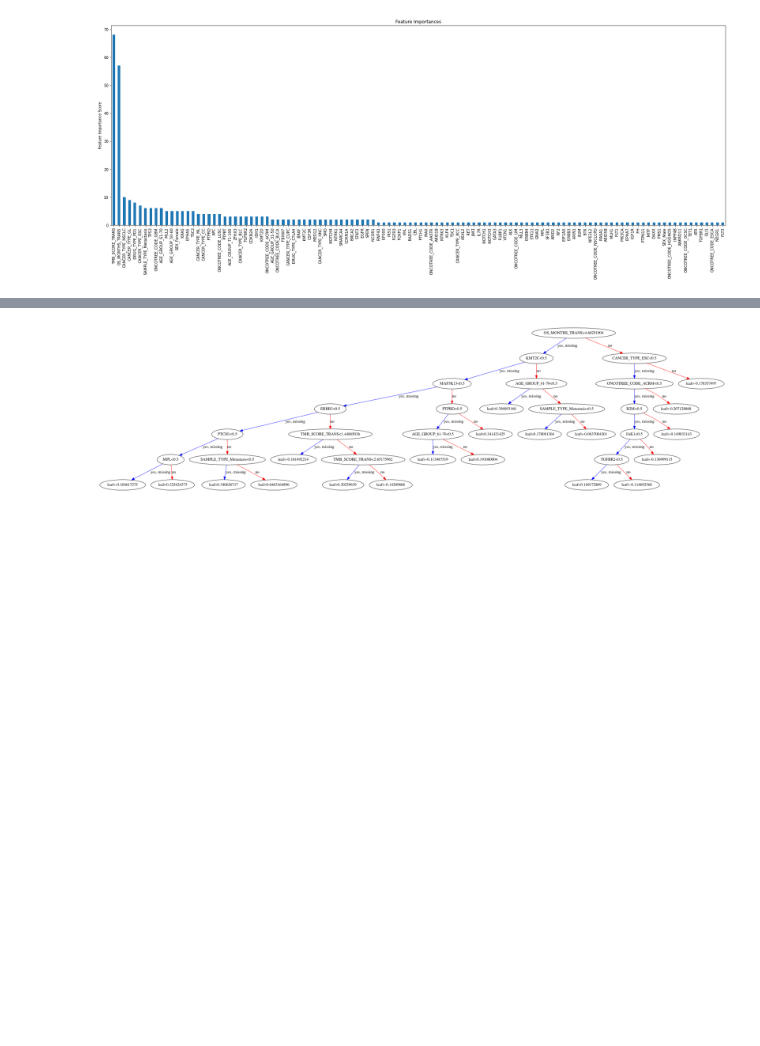
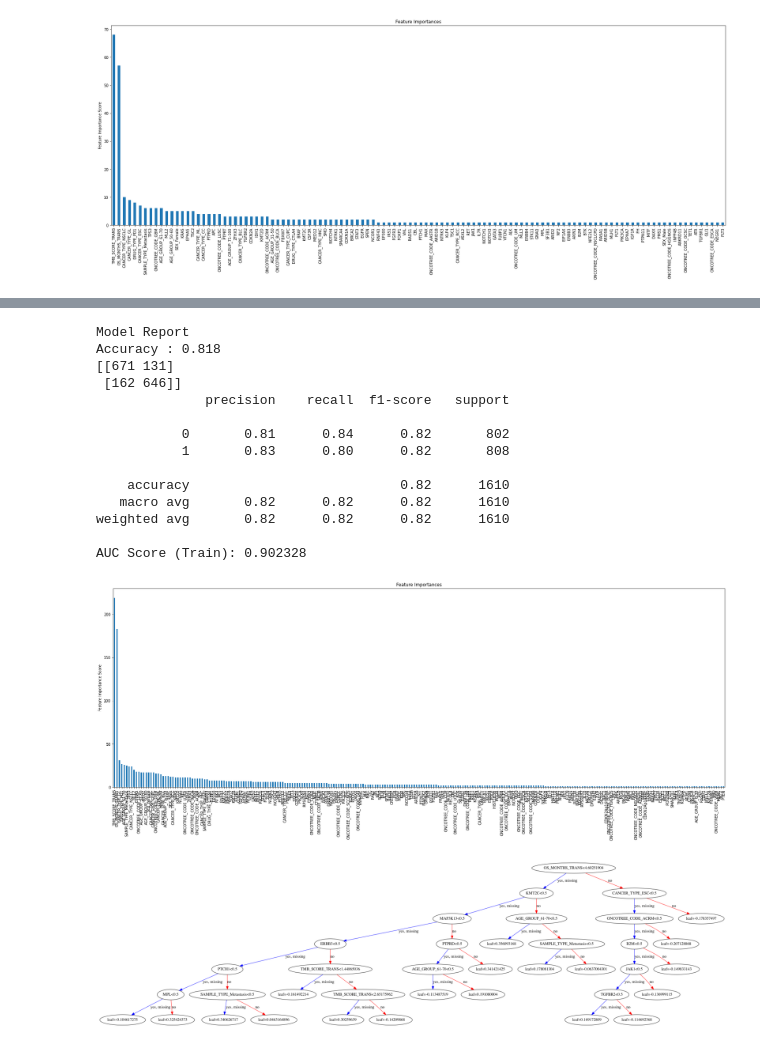
Before and after one commit to rikrixa/DataExploration, a Jupyter notebook: mskcc_xgboost.ipynb, the cells around one changed output, grey strips where cells are left out. Saved outputs shown, nothing was run; the diff lists cells and outputs as text; code cells hidden in the pictures; blank space fills up the shorter version.

```diff
--- a/mskcc_xgboost.ipynb
+++ b/mskcc_xgboost.ipynb
@@ -235,3 +235,16 @@ weighted avg       0.78      0.78      0.78      1610
 
 AUC Score (Train): 0.866852
 [figure]
+# %%
+params={
+ "learning_rate" : [0.05, 0.10, 0.15, 0.20, 0.25, 0.30 ] ,
+ "max_depth" : [ 3, 4, 5, 6, 8, 10, 12, 15],
+ "min_child_weight" : [ 1, 3, 5, 7 ],
+ "gamma" : [ 0.0, 0.1, 0.2 , 0.3, 0.4 ],
+ "colsample_bytree" : [ 0.3, 0.4, 0.5 , 0.7 ]
+}
+# %%
+from sklearn.model_selection import RandomizedSearchCV
+xgb_classifier = XGBClassifier()
+random_search = RandomizedSearchCV(xgb_classifier, param_distributions=params, scoring= 'roc_auc', n_jobs= -1, verbose= 3)
+random_search.fit(X_copy, y)
@@ -238,3 +292,42 @@ AUC Score (Train): 0.866852
+# %%
+xgb2 = XGBClassifier(
+ base_score=0.5,
+ booster='gbtree',
+ colsample_bylevel=1,
+ learning_rate =0.05,
+ n_estimators=100,
+ max_depth=5,
+ min_child_weight=1,
+ gamma=0.1,
+ subsample=0.8,
+ colsample_bytree=0.5,
+ objective= 'binary:logistic',
+ nthread=4,
+ scale_pos_weight=1,
+ importance_type='gain',
+ max_delta_step=0,
+ n_jobs=0,
+ num_parallel_tree=1,
+ random_state=0,
+ tree_method='exact',
+ seed=27)
+modelfit(xgb2, X_copy, y)
+# %% [output]
+Model Report
+Accuracy : 0.818
+[[671 131]
+ [162 646]]
+              precision    recall  f1-score   support
+
+           0       0.81      0.84      0.82       802
+           1       0.83      0.80      0.82       808
+
+    accuracy                           0.82      1610
+   macro avg       0.82      0.82      0.82      1610
+weighted avg       0.82      0.82      0.82      1610
+
+AUC Score (Train): 0.902328
+[figure, added]
 # %%
 from xgboost import plot_tree
 fig, ax = plt.subplots(figsize=(30, 30))
```
Also changed, not shown: parts of 9 cells of this notebook.
